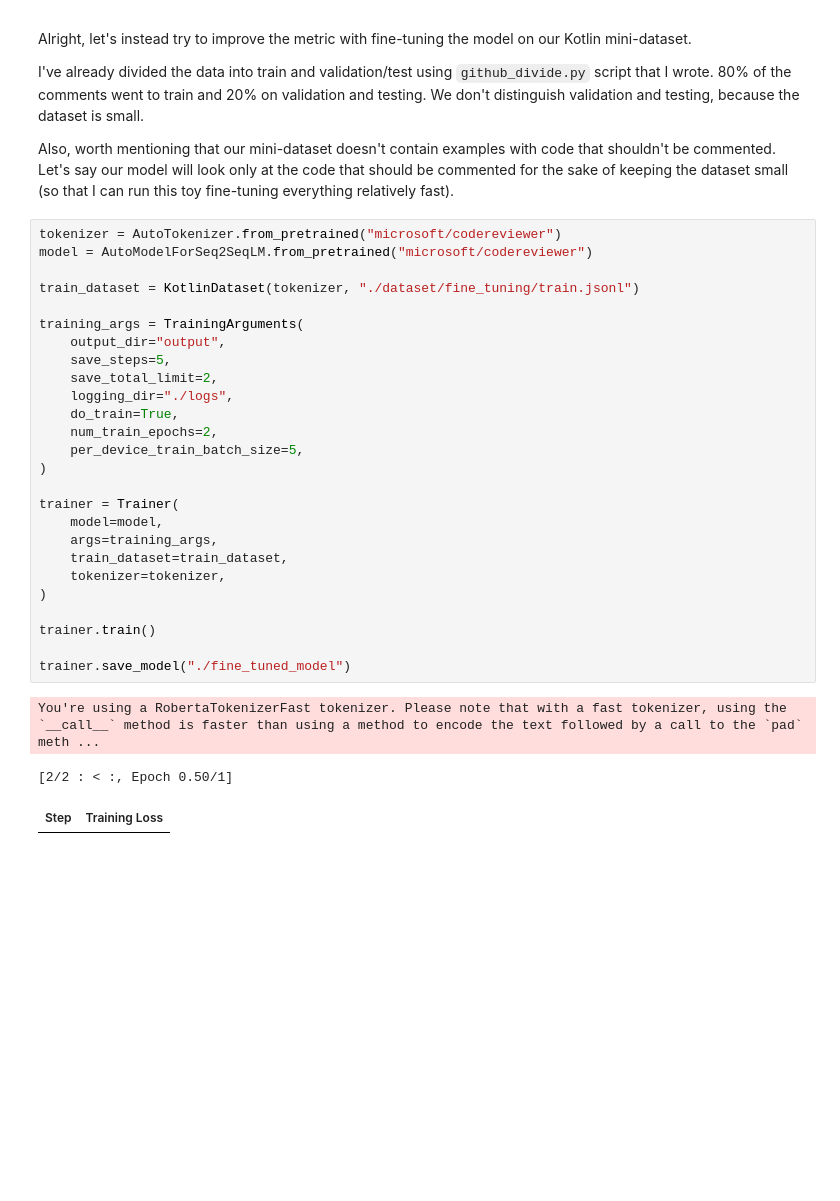
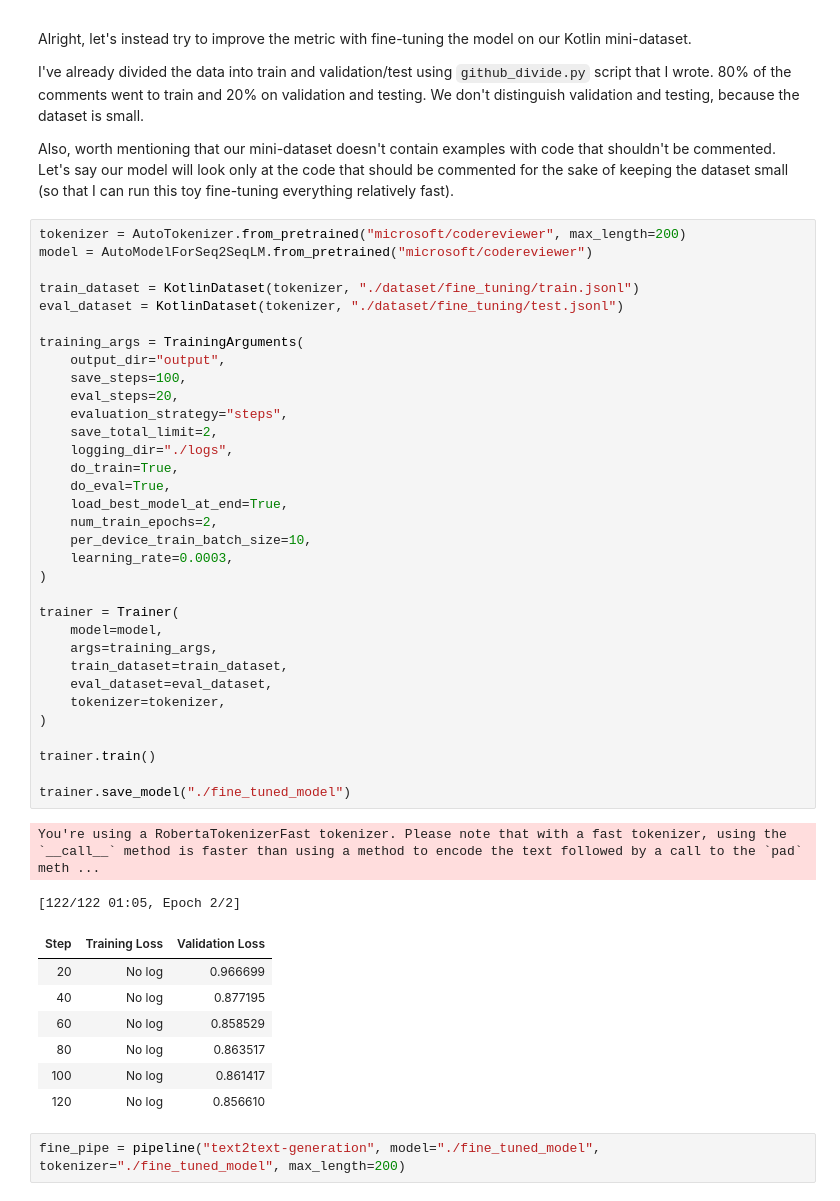
Before and after one commit to kholkinilia/codereviewer, a Jupyter notebook: testing.ipynb, the cells around one changed output. Drawn from its saved outputs; the diff is of its cells as text; blank space fills up the shorter version.

Commit message:
Fine-tune and describe

```diff
--- a/testing.ipynb
+++ b/testing.ipynb
@@ -373,32 +374,47 @@ I've already divided the data into train and validation/test using `github_divid
 
 Also, worth mentioning that our mini-dataset doesn't contain examples with code that shouldn't be commented. Let's say our model will look only at the code that should be commented for the sake of keeping the dataset small (so that I can run this toy fine-tuning everything relatively fast).
 # %%
-tokenizer = AutoTokenizer.from_pretrained("microsoft/codereviewer")
+tokenizer = AutoTokenizer.from_pretrained("microsoft/codereviewer", max_length=200)
 model = AutoModelForSeq2SeqLM.from_pretrained("microsoft/codereviewer")
 
 train_dataset = KotlinDataset(tokenizer, "./dataset/fine_tuning/train.jsonl")
+eval_dataset = KotlinDataset(tokenizer, "./dataset/fine_tuning/test.jsonl")
 
 training_args = TrainingArguments(
     output_dir="output",
-    save_steps=5,
+    save_steps=100,
+    eval_steps=20,
+    evaluation_strategy="steps",
     save_total_limit=2,
     logging_dir="./logs",
     do_train=True,
+    do_eval=True,
+    load_best_model_at_end=True,
     num_train_epochs=2,
-    per_device_train_batch_size=5,
+    per_device_train_batch_size=10,
+    learning_rate=0.0003,
 )
 
 trainer = Trainer(
     model=model,
     args=training_args,
     train_dataset=train_dataset,
+    eval_dataset=eval_dataset,
     tokenizer=tokenizer,
 )
 
 trainer.train()
 
 trainer.save_model("./fine_tuned_model")
 # %% [output]
 You're using a RobertaTokenizerFast tokenizer. Please note that with a fast tokenizer, using the `__call__` method is faster than using a method to encode the text followed by a call to the `pad` meth ...
-[2/2 : < :, Epoch 0.50/1]
+[122/122 01:05, Epoch 2/2]
-| Step | Training Loss |
+| Step | Training Loss | Validation Loss |
+| 20 | No log | 0.966699 |
+| 40 | No log | 0.877195 |
+| 60 | No log | 0.858529 |
+| 80 | No log | 0.863517 |
+| 100 | No log | 0.861417 |
+| 120 | No log | 0.856610 |
+# %%
+fine_pipe = pipeline("text2text-generation", model="./fine_tuned_model", tokenizer="./fine_tuned_model", max_length=200)
```
Also changed, not shown: parts of 14 cells of this notebook, 5 other files.
